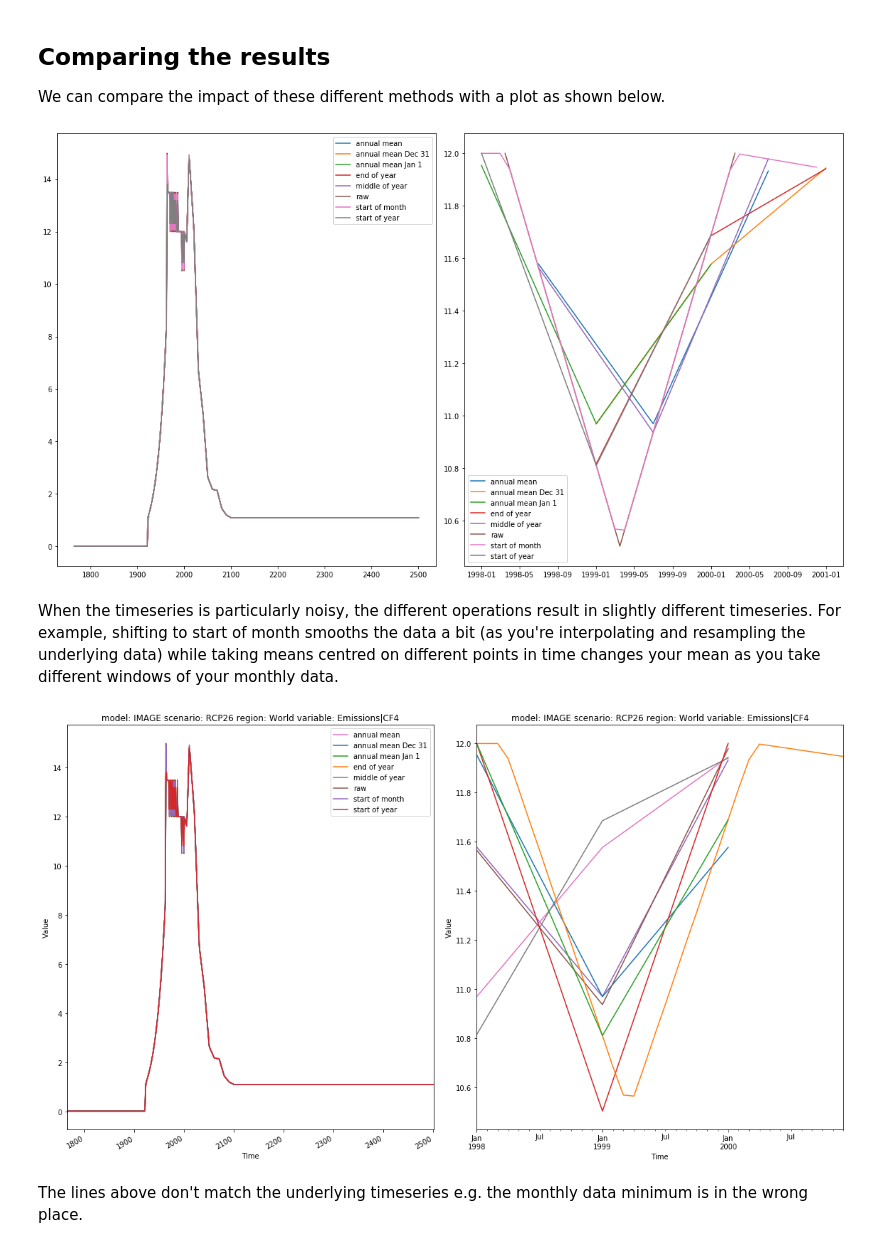
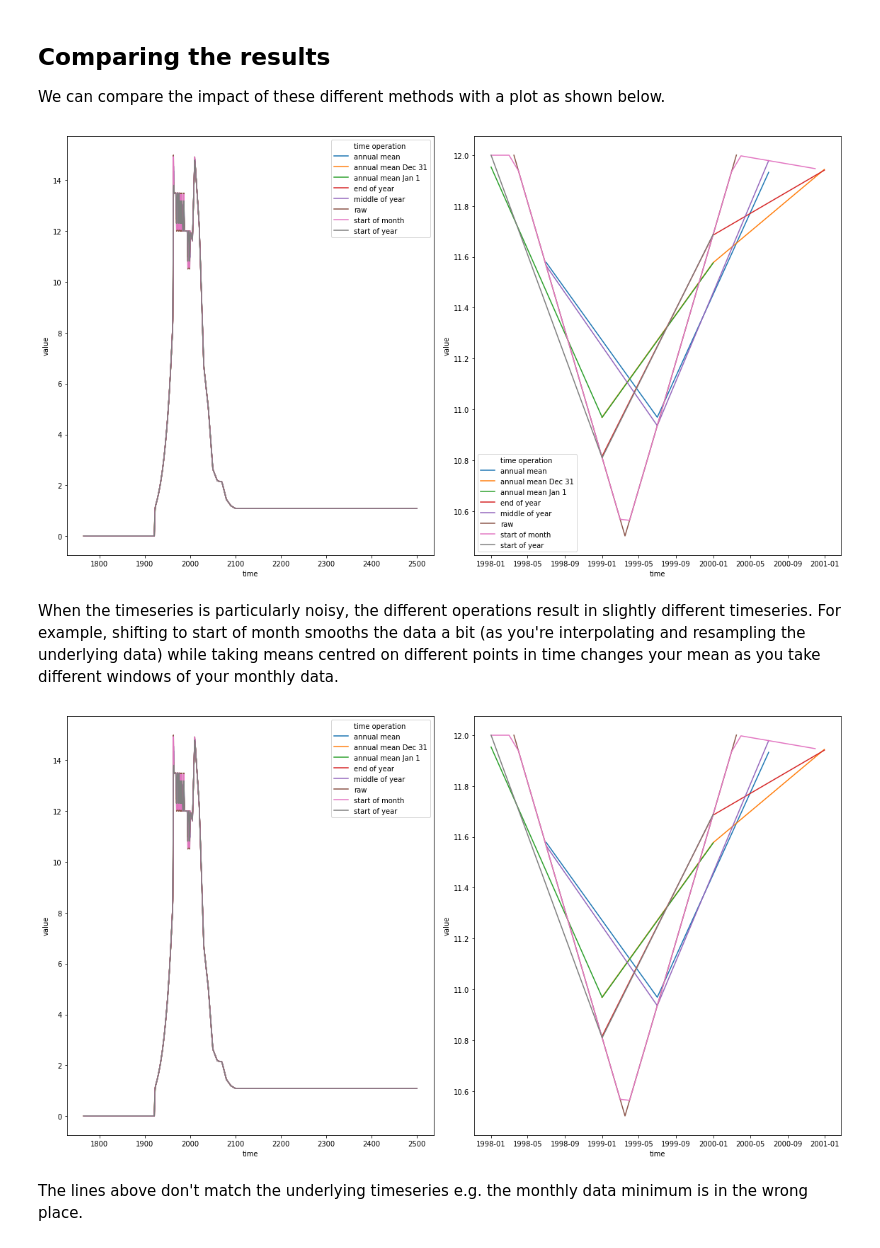
Before and after one commit to openscm/scmdata, a Jupyter notebook: notebooks/time-operations.ipynb, the cells around one changed output. Saved outputs shown, nothing was run; the diff lists cells and outputs as text; code cells hidden in the pictures.

```diff
--- a/notebooks/time-operations.ipynb
+++ b/notebooks/time-operations.ipynb
@@ -256,40 +243,32 @@ pdf = df_append(
 fig = plt.figure(figsize=(16, 9))
 
 ax = fig.add_subplot(121)
-_plot_hack(pdf.filter(variable=var_to_plot), ax, "time operation")
-ax.legend()
+pdf.filter(variable=var_to_plot).lineplot(ax=ax, hue="time operation")
 
 ax = fig.add_subplot(122)
-_plot_hack(
-    pdf.filter(variable=var_to_plot, year=range(1998, 2001)),
-    ax,
-    "time operation",
+pdf.filter(variable=var_to_plot, year=range(1998, 2001)).lineplot(
+    ax=ax, hue="time operation"
 )
-ax.legend()
 
 plt.tight_layout()
 # %% [output]
-[figure, old version]
+[figure, new version]
 # %% [markdown]
 When the timeseries is particularly noisy, the different operations result in slightly different timeseries. For example, shifting to start of month smooths the data a bit (as you're interpolating and resampling the underlying data) while taking means centred on different points in time changes your mean as you take different windows of your monthly data.
 # %%
 fig = plt.figure(figsize=(16, 9))
 
-# TODO: raise bug in pyam about plotting not working with time
-# when you're on different time grids, the plot below is clearly
-# wrong
-
 ax = fig.add_subplot(121)
-pdf.filter(variable=var_to_plot).line_plot(ax=ax, color="time operation")
+pdf.filter(variable=var_to_plot).lineplot(ax=ax, hue="time operation")
 
 ax = fig.add_subplot(122)
-pdf.filter(variable=var_to_plot, year=range(1998, 2001)).line_plot(
-    ax=ax, color="time operation", legend=False
+pdf.filter(variable=var_to_plot, year=range(1998, 2001)).lineplot(
+    ax=ax, hue="time operation", legend=False
 )
 
 plt.tight_layout()
 # %% [output]
-[figure, old version]
+[figure, new version]
 # %% [markdown]
 The lines above don't match the underlying timeseries e.g. the monthly data minimum is in the wrong place.
 # %%
```
Also changed, not shown: parts of 6 cells of this notebook, 5 other files.
